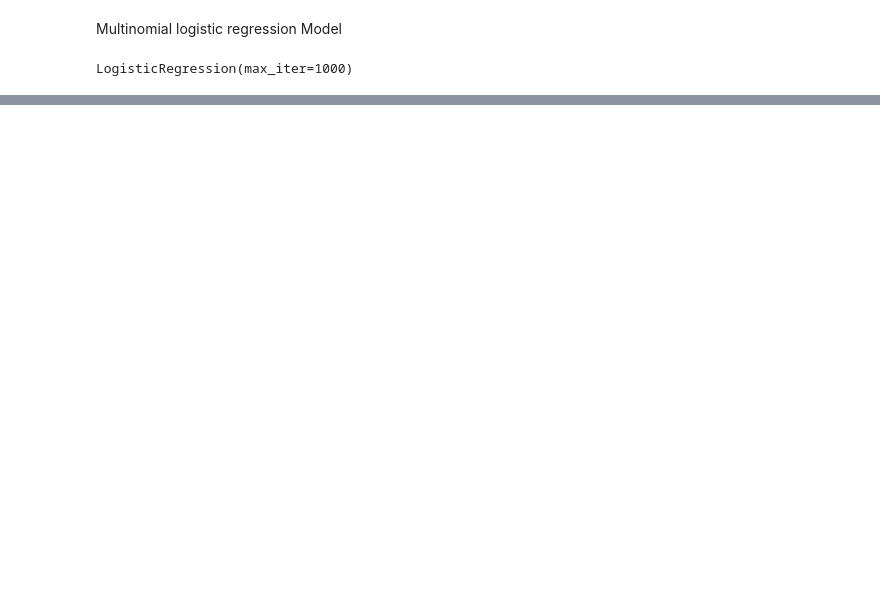
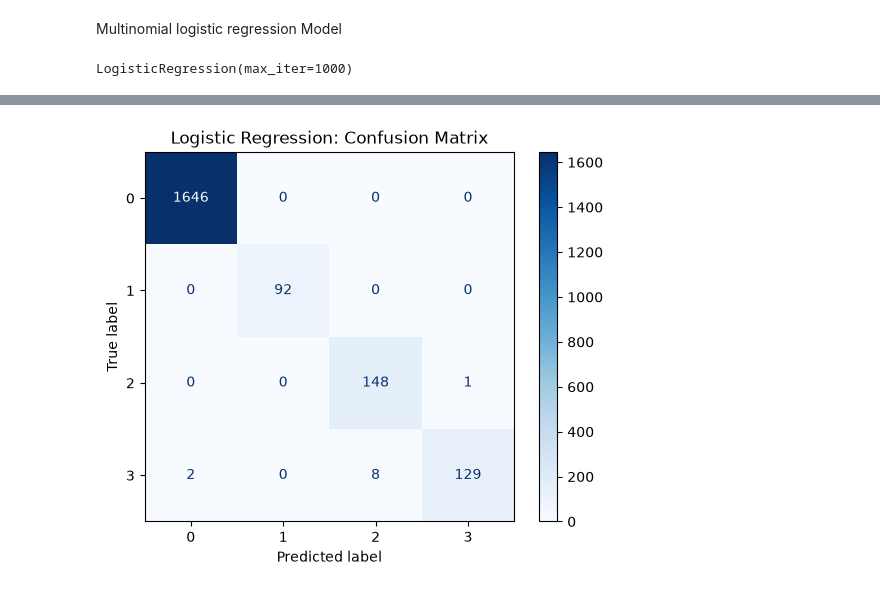
Before and after one commit to nicolas8081/cs4210Project, a Jupyter notebook: main.ipynb, the cells around one changed output, grey strips where cells are left out. Cells and saved outputs as stored; diff of their text form; code cells hidden in the pictures; blank space fills up the shorter version.

Commit message:
visual results showing accuracy, confusion matrix, and coefficent heatmap

```diff
--- a/main.ipynb
+++ b/main.ipynb
@@ -64,13 +64,16 @@ from sklearn.model_selection import train_test_split
 from sklearn.linear_model import LogisticRegression
 from sklearn.metrics import accuracy_score
 from sklearn.preprocessing import StandardScaler
-scaler = StandardScaler()
-X.head()
+
+
+X = room_occupancy_estimation.data.features.copy()
+y = room_occupancy_estimation.data.targets
 
 # changing date and time to something a bit more managable
 X['Hour'] = pd.to_datetime(X['Time'], format='%H:%M:%S').dt.hour
 X = X.drop(columns=['Date', 'Time'])
 
+scaler = StandardScaler()
 LRModel = LinearRegression()
 log = {}
 # %% [markdown]
@@ -189,3 +192,16 @@ logisticModel = LogisticRegression(max_iter=1000)
 logisticModel.fit(X_train, np.ravel(y_train))
 # %% [output]
 LogisticRegression(max_iter=1000)
+# %%
+from sklearn.metrics import accuracy_score, classification_report
+
+y_test_1d = np.ravel(y_test)
+log_predictions = logisticModel.predict(X_test)
+
+log_accuracy = accuracy_score(y_test_1d, log_predictions)
+baseline_accuracy = (y_test_1d == 0).mean()
+
+print(f"Logistic accuracy:   {log_accuracy:.3f}")
+print(f"Baseline (always 0): {baseline_accuracy:.3f}")
+print()
+print(classification_report(y_test_1d, log_predictions))
@@ -191,0 +222,9 @@ LogisticRegression(max_iter=1000)
+# %%
+import matplotlib.pyplot as plt
+from sklearn.metrics import ConfusionMatrixDisplay
+
+ConfusionMatrixDisplay.from_predictions(y_test_1d, log_predictions, cmap='Blues')
+plt.title('Logistic Regression: Confusion Matrix')
+plt.show()
+# %% [output]
+[figure, added]
```
Also changed, not shown: parts of 3 cells of this notebook.
